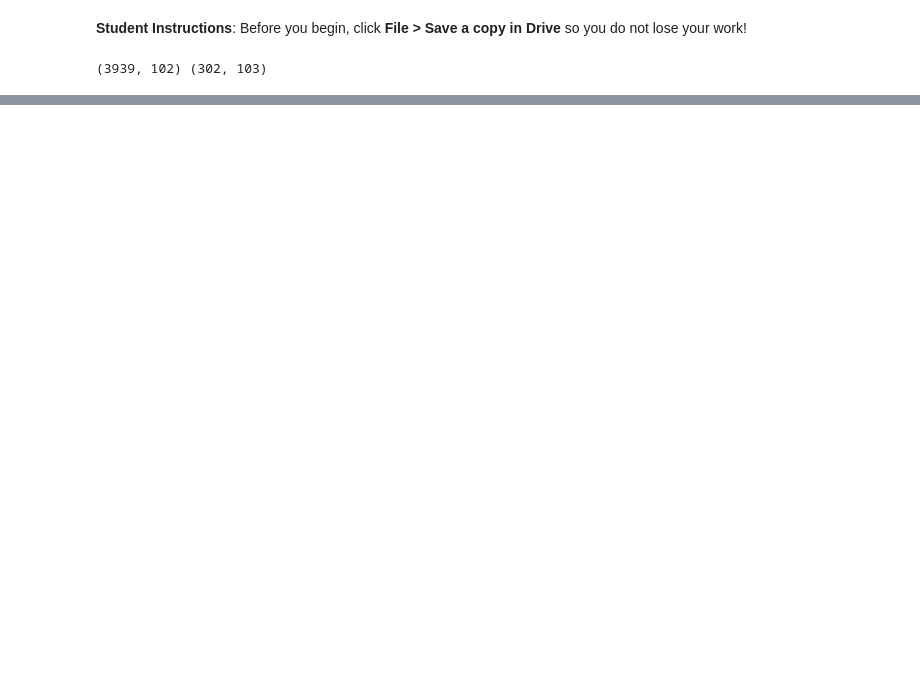
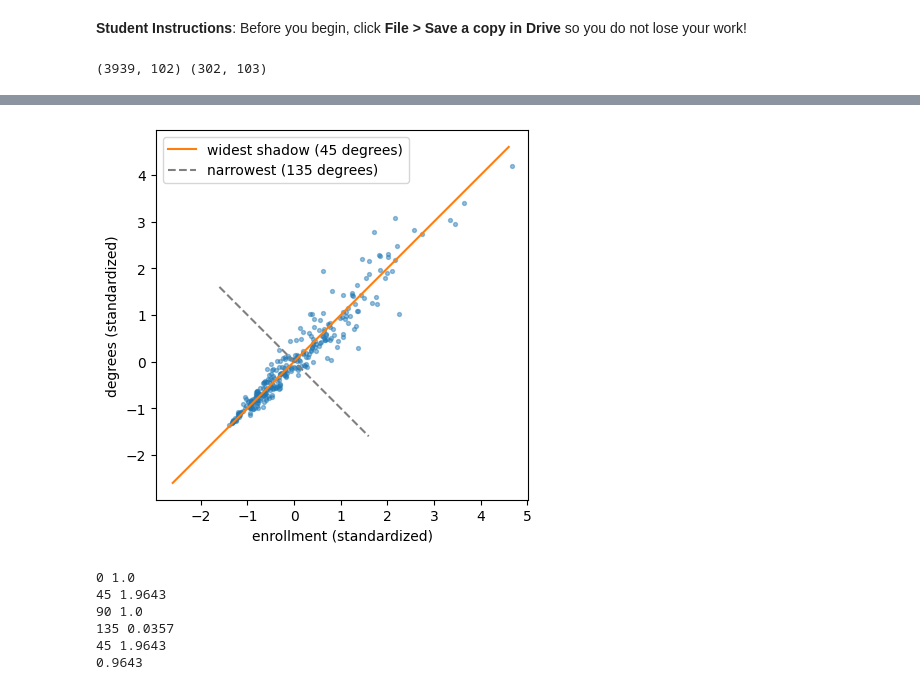
Before and after one commit to ryanaxiom/Applied-ML, a Jupyter notebook: code/Day24_Carnegie_PCA.ipynb, the cells around one changed output, grey strips where cells are left out. Saved outputs shown, nothing was run; the diff lists cells and outputs as text; code cells hidden in the pictures; blank space fills up the shorter version.

```diff
--- a/code/Day24_Carnegie_PCA.ipynb
+++ b/code/Day24_Carnegie_PCA.ipynb
@@ -104,0 +135,33 @@ print(round(auc.mean(), 4), round(-ll.mean(), 4))
+# %%
+from sklearn.preprocessing import StandardScaler
+pic_scaler = StandardScaler()
+Zpic = pic_scaler.fit_transform(d[["fallenr20", "totdeg"]])
+plt.scatter(Zpic[:, 0], Zpic[:, 1], s=8, alpha=0.45)
+t = np.linspace(-2.6, 4.6, 2)
+plt.plot(t, t, color="C1", label="widest shadow (45 degrees)")
+s = np.linspace(-1.6, 1.6, 2)
+plt.plot(s, -s, color="gray", linestyle="--", label="narrowest (135 degrees)")
+plt.xlabel("enrollment (standardized)"); plt.ylabel("degrees (standardized)")
+plt.gca().set_aspect("equal"); plt.legend(); plt.show()
+# %% [output]
+[figure, added]
+# %%
+from sklearn.preprocessing import StandardScaler
+scaler = StandardScaler()                       # mean 0, SD 1
+Z = scaler.fit_transform(d[["fallenr20", "totdeg"]])
+def width(angle):
+    t = np.radians(angle)
+    shadow = np.cos(t) * Z[:, 0] + np.sin(t) * Z[:, 1]
+    return float(np.var(shadow))         # variance of the shadow
+for angle in [0, 45, 90, 135]:
+    print(angle, round(width(angle), 4))
+widths = [width(a) for a in range(180)]         # every direction
+print(int(np.argmax(widths)), round(max(widths), 4))
+print(round(d["fallenr20"].corr(d["totdeg"]), 4))
+# %% [output]
+0 1.0
+45 1.9643
+90 1.0
+135 0.0357
+45 1.9643
+0.9643
```
Also changed, not shown: parts of 13 cells of this notebook.
